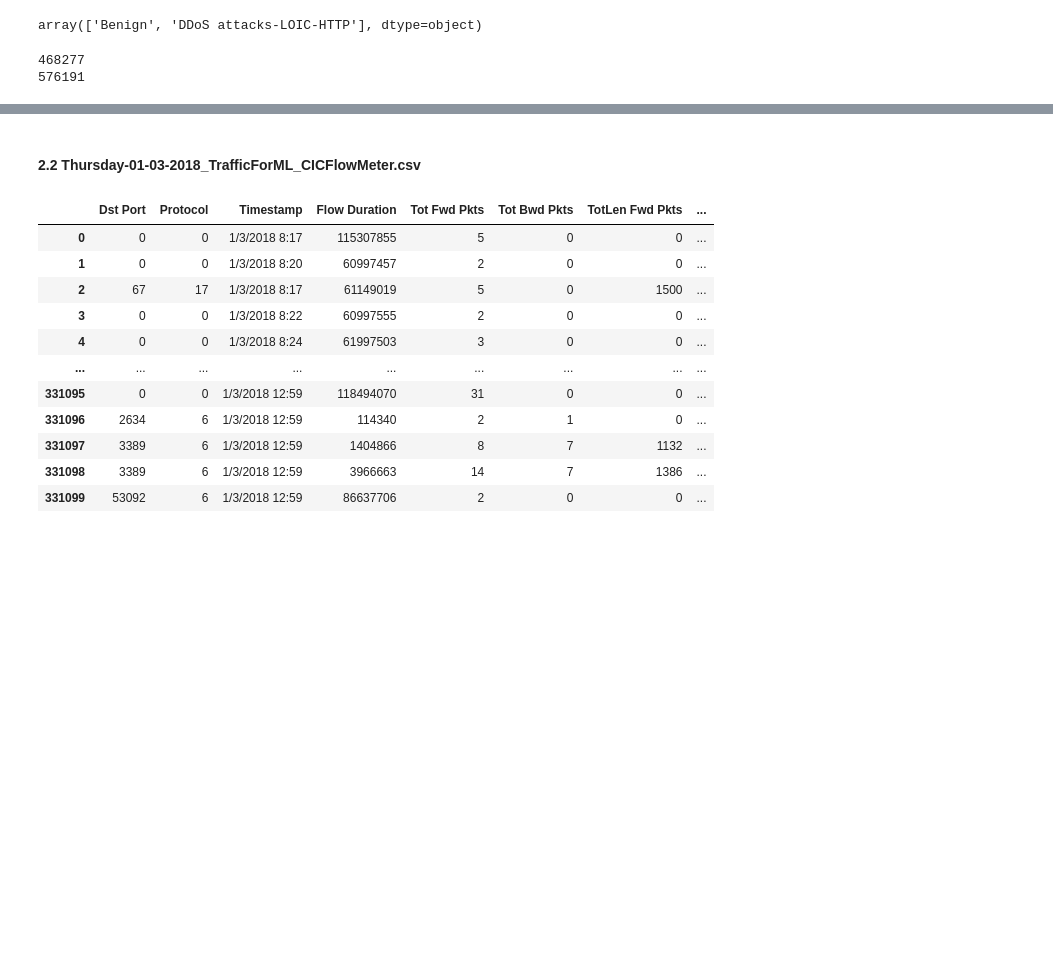
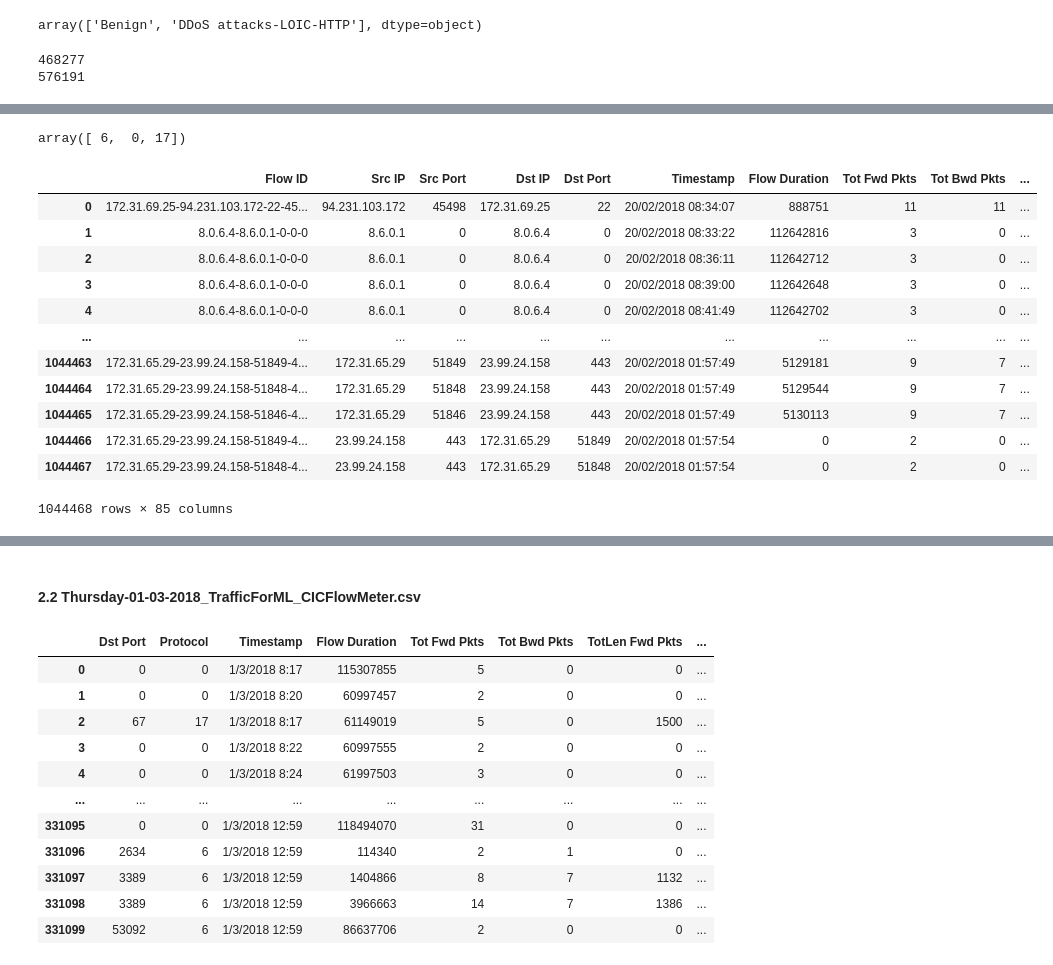
Before and after one commit to alittlesheepofGod/cse-cic-ids2018, a Jupyter notebook: 1-Exploring_CIC-IDS-2018_Dataset.ipynb, the cells around one changed output, grey strips where cells are left out. Drawn from its saved outputs; the diff is of its cells as text; code cells hidden in the pictures; blank space fills up the shorter version.

```diff
--- a/1-Exploring_CIC-IDS-2018_Dataset.ipynb
+++ b/1-Exploring_CIC-IDS-2018_Dataset.ipynb
@@ -654,0 +1140,3 @@ print(df4_DDoS_loichttp.shape[0])
+# %%
+# Remove erroneous 'Label' row
+df_thursday1.drop(df_thursday1.loc[df_thursday1["Label"] == "Label"].index, inplace=True)
@@ -654,0 +1161,2 @@ print(df4_DDoS_loichttp.shape[0])
+# %%
+df_thursday1.replace(to_replace=['DDoS attacks-LOIC-HTTP'], value="Malicious", inplace=True)
@@ -654,0 +1211,21 @@ print(df4_DDoS_loichttp.shape[0])
+# %%
+df_thursday1["Protocol"].unique()
+# %% [output]
+array([ 6,  0, 17])
+# %%
+df_thursday1 = pd.get_dummies(df_thursday1, columns=['Protocol'], drop_first=True)
+df_thursday1
+# %% [output]
+|  | Flow ID | Src IP | Src Port | Dst IP | Dst Port | Timestamp | Flow Duration | Tot Fwd Pkts | Tot Bwd Pkts | ... |
+| 0 | 172.31.69.25-94.231.103.172-22-45... | 94.231.103.172 | 45498 | 172.31.69.25 | 22 | 20/02/2018 08:34:07 | 888751 | 11 | 11 | ... |
+| 1 | 8.0.6.4-8.6.0.1-0-0-0 | 8.6.0.1 | 0 | 8.0.6.4 | 0 | 20/02/2018 08:33:22 | 112642816 | 3 | 0 | ... |
+| 2 | 8.0.6.4-8.6.0.1-0-0-0 | 8.6.0.1 | 0 | 8.0.6.4 | 0 | 20/02/2018 08:36:11 | 112642712 | 3 | 0 | ... |
+| 3 | 8.0.6.4-8.6.0.1-0-0-0 | 8.6.0.1 | 0 | 8.0.6.4 | 0 | 20/02/2018 08:39:00 | 112642648 | 3 | 0 | ... |
+| 4 | 8.0.6.4-8.6.0.1-0-0-0 | 8.6.0.1 | 0 | 8.0.6.4 | 0 | 20/02/2018 08:41:49 | 112642702 | 3 | 0 | ... |
+| ... | ... | ... | ... | ... | ... | ... | ... | ... | ... | ... |
+| 1044463 | 172.31.65.29-23.99.24.158-51849-4... | 172.31.65.29 | 51849 | 23.99.24.158 | 443 | 20/02/2018 01:57:49 | 5129181 | 9 | 7 | ... |
+| 1044464 | 172.31.65.29-23.99.24.158-51848-4... | 172.31.65.29 | 51848 | 23.99.24.158 | 443 | 20/02/2018 01:57:49 | 5129544 | 9 | 7 | ... |
+| 1044465 | 172.31.65.29-23.99.24.158-51846-4... | 172.31.65.29 | 51846 | 23.99.24.158 | 443 | 20/02/2018 01:57:49 | 5130113 | 9 | 7 | ... |
+| 1044466 | 172.31.65.29-23.99.24.158-51849-4... | 23.99.24.158 | 443 | 172.31.65.29 | 51849 | 20/02/2018 01:57:54 | 0 | 2 | 0 | ... |
+| 1044467 | 172.31.65.29-23.99.24.158-51848-4... | 23.99.24.158 | 443 | 172.31.65.29 | 51848 | 20/02/2018 01:57:54 | 0 | 2 | 0 | ... |
+1044468 rows × 85 columns
```
Also changed, not shown: parts of 360 cells of this notebook.
